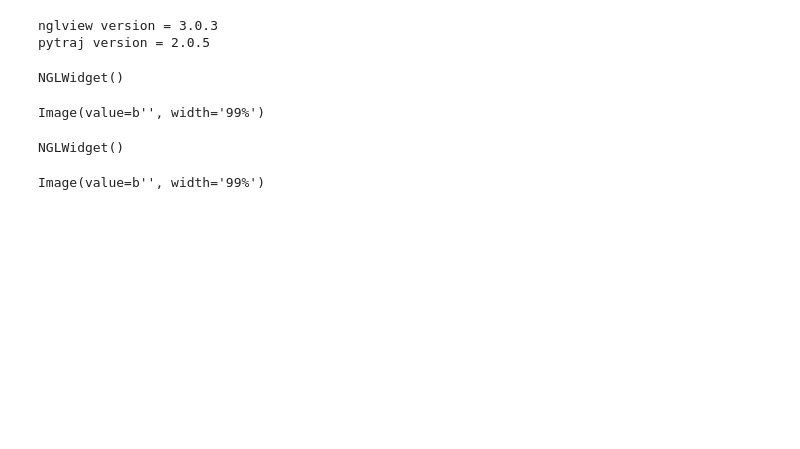
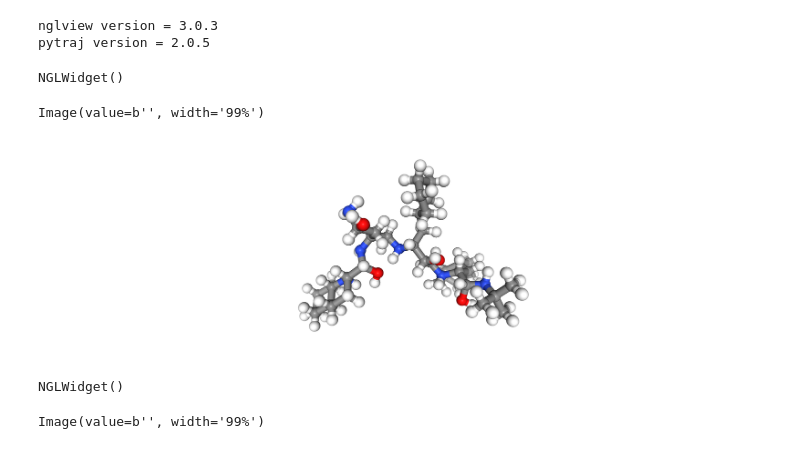
Before and after one commit to elhamng/MLinChemistry, a Jupyter notebook: MLDrugTarget/target-ligand-affinity.ipynb, the cells around one changed output. Cells and saved outputs as stored; diff of their text form; code cells hidden in the pictures; blank space fills up the shorter version.

```diff
--- a/MLDrugTarget/target-ligand-affinity.ipynb
+++ b/MLDrugTarget/target-ligand-affinity.ipynb
@@ -134,6 +134,10 @@ NGLWidget()
 view.render_image()
 # %% [output]
 Image(value=b'', width='99%')
+# %%
+view._display_image()
+# %% [output]
+[figure, added]
 # %%
 view = nv.show_pytraj(protein_pttraj)
 display(view)  #
```
Also changed, not shown: parts of 2 cells of this notebook.
